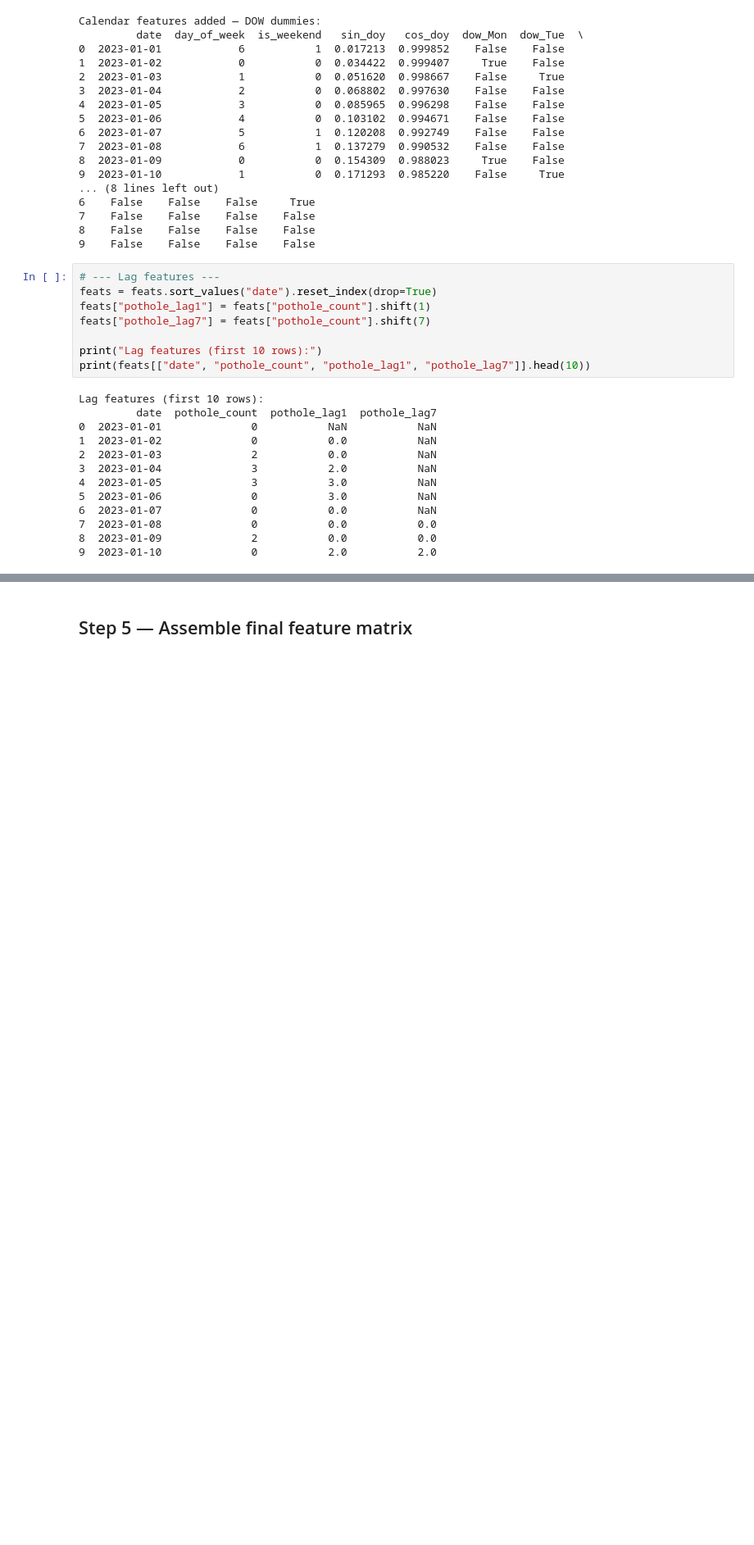
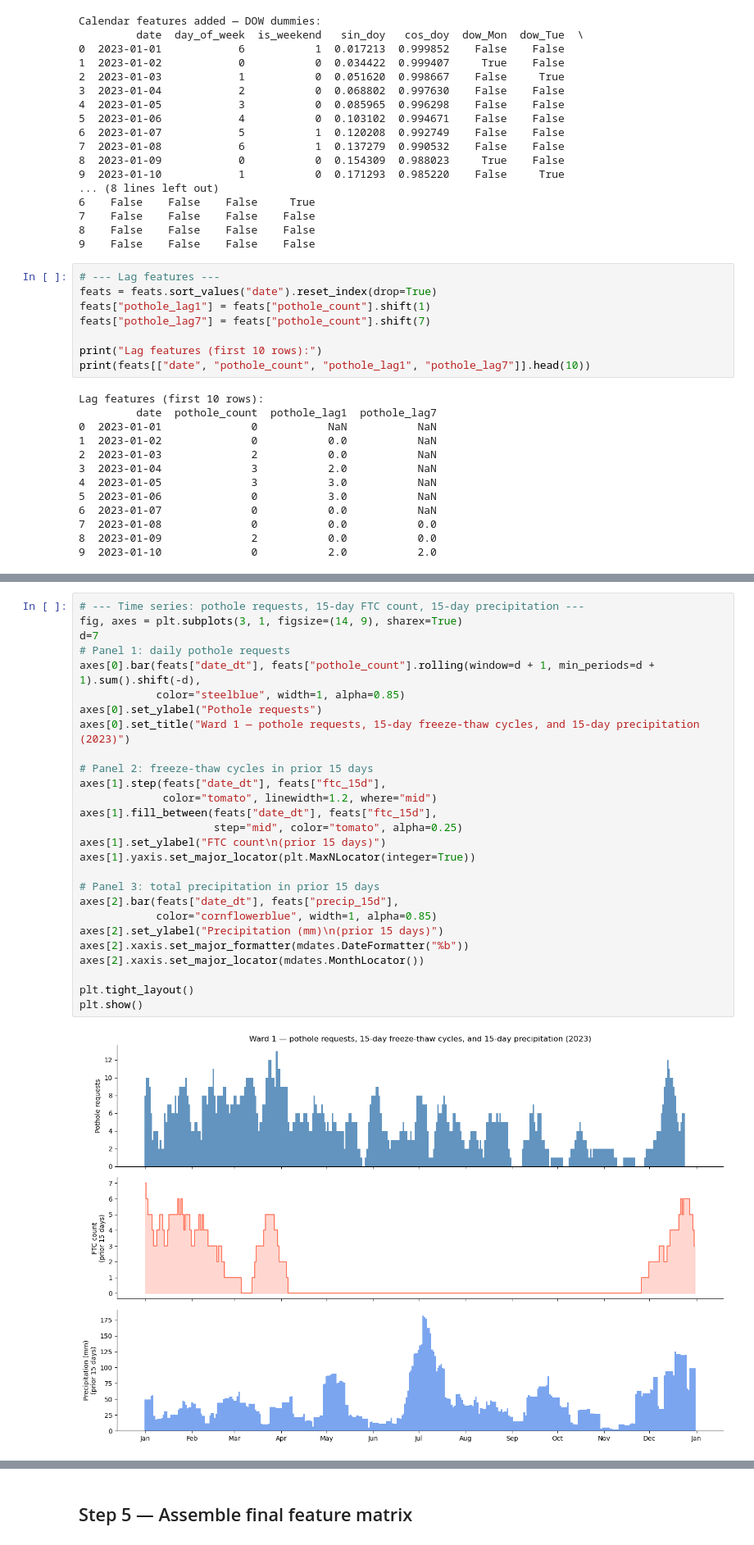
Before and after one commit to Erdos-Projects/spring-2026-dc-311, a Jupyter notebook: weather_integration_2023.ipynb, the cells around one changed output, grey strips where cells are left out. Shown at 82% size. Cells and saved outputs as stored; diff of their text form; blank space fills up the shorter version.

```diff
--- a/weather_integration_2023.ipynb
+++ b/weather_integration_2023.ipynb
@@ -516,0 +579,29 @@ plt.show()
+# %%
+# --- Time series: pothole requests, 15-day FTC count, 15-day precipitation ---
+fig, axes = plt.subplots(3, 1, figsize=(14, 9), sharex=True)
+d=7
+# Panel 1: daily pothole requests
+axes[0].bar(feats["date_dt"], feats["pothole_count"].rolling(window=d + 1, min_periods=d + 1).sum().shift(-d),
+            color="steelblue", width=1, alpha=0.85)
+axes[0].set_ylabel("Pothole requests")
+axes[0].set_title("Ward 1 — pothole requests, 15-day freeze-thaw cycles, and 15-day precipitation (2023)")
+
+# Panel 2: freeze-thaw cycles in prior 15 days
+axes[1].step(feats["date_dt"], feats["ftc_15d"],
+             color="tomato", linewidth=1.2, where="mid")
+axes[1].fill_between(feats["date_dt"], feats["ftc_15d"],
+                     step="mid", color="tomato", alpha=0.25)
+axes[1].set_ylabel("FTC count\n(prior 15 days)")
+axes[1].yaxis.set_major_locator(plt.MaxNLocator(integer=True))
+
+# Panel 3: total precipitation in prior 15 days
+axes[2].bar(feats["date_dt"], feats["precip_15d"],
+            color="cornflowerblue", width=1, alpha=0.85)
+axes[2].set_ylabel("Precipitation (mm)\n(prior 15 days)")
+axes[2].xaxis.set_major_formatter(mdates.DateFormatter("%b"))
+axes[2].xaxis.set_major_locator(mdates.MonthLocator())
+
+plt.tight_layout()
+plt.show()
+# %% [output]
+[figure, added]
```
Also changed, not shown: parts of 10 cells of this notebook.
